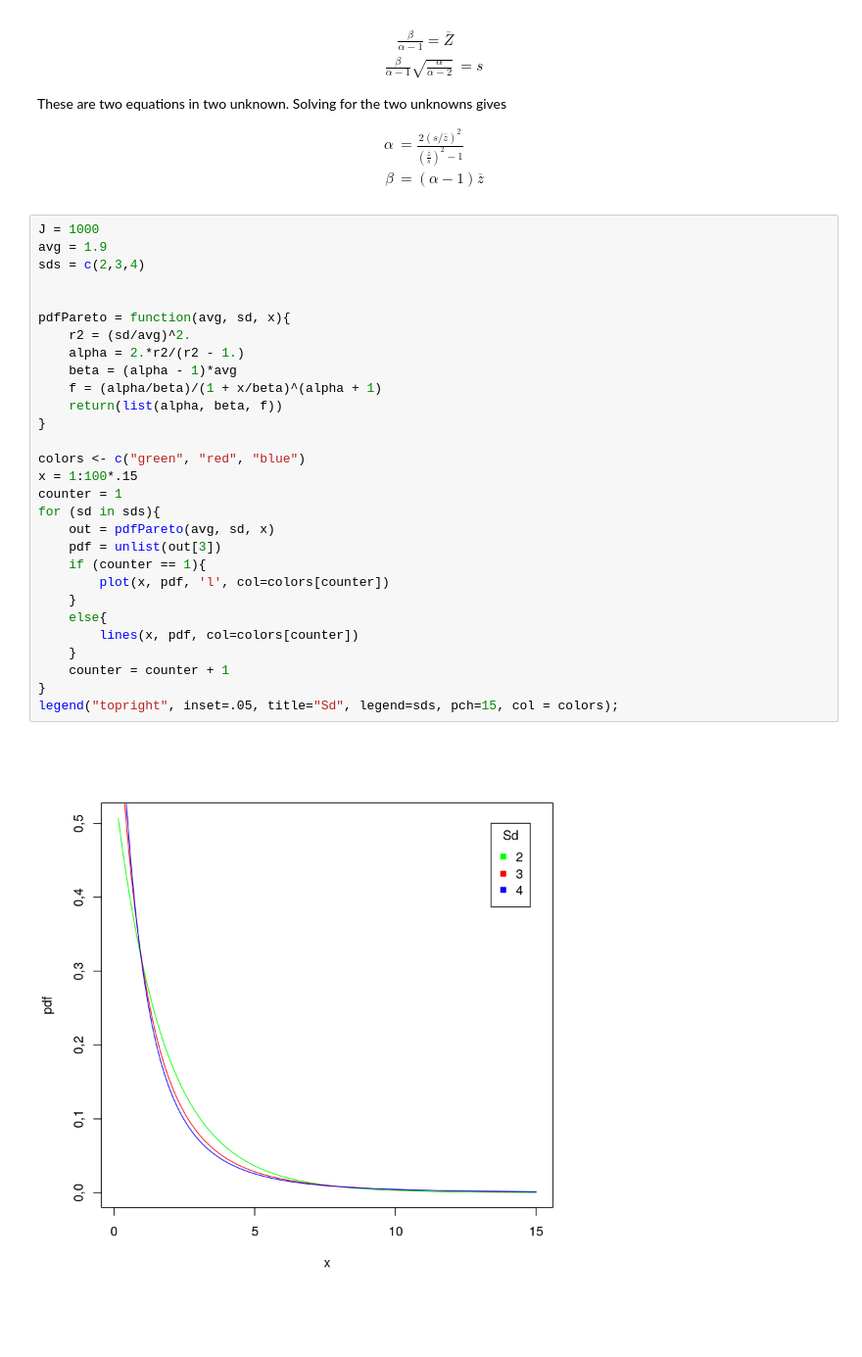
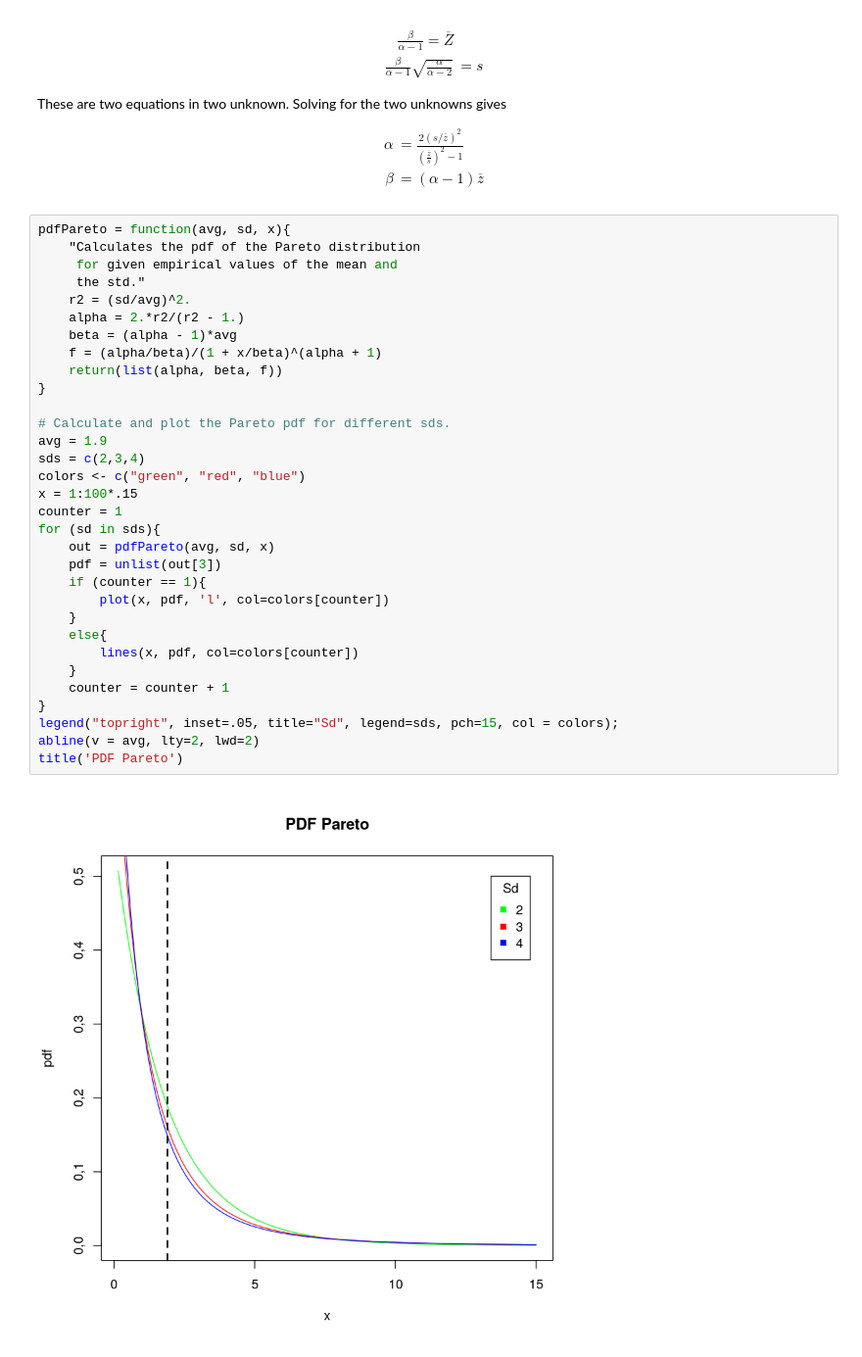
Before and after one commit to kaaja/Insc, a Jupyter notebook: m/m.ipynb, the cells around one changed output. Shown at 98% size. Saved outputs shown, nothing was run; the diff lists cells and outputs as text; blank space fills up the shorter version.

```diff
--- a/m/m.ipynb
+++ b/m/m.ipynb
@@ -25,33 +28,36 @@ These are two equations in two unknown. Solving for the two unknowns gives
     \beta &= (\alpha -1) \overline{z}
 \end{align}
 # %%
-J = 1000
-avg = 1.9
-sds = c(2,3,4)
-
-
 pdfPareto = function(avg, sd, x){
+    "Calculates the pdf of the Pareto distribution
+     for given empirical values of the mean and
+     the std."
     r2 = (sd/avg)^2.
     alpha = 2.*r2/(r2 - 1.)
     beta = (alpha - 1)*avg
     f = (alpha/beta)/(1 + x/beta)^(alpha + 1)
     return(list(alpha, beta, f))
 }
 
+# Calculate and plot the Pareto pdf for different sds.
+avg = 1.9
+sds = c(2,3,4)
 colors <- c("green", "red", "blue")
 x = 1:100*.15
 counter = 1
 for (sd in sds){
     out = pdfPareto(avg, sd, x)
     pdf = unlist(out[3])
     if (counter == 1){
         plot(x, pdf, 'l', col=colors[counter])
     }
     else{
         lines(x, pdf, col=colors[counter])
     }
     counter = counter + 1
 }
 legend("topright", inset=.05, title="Sd", legend=sds, pch=15, col = colors);
+abline(v = avg, lty=2, lwd=2)
+title('PDF Pareto')
 # %% [output]
-[figure, old version]
+[figure, new version]
```
Also changed, not shown: parts of 11 cells of this notebook, 1 other file.
